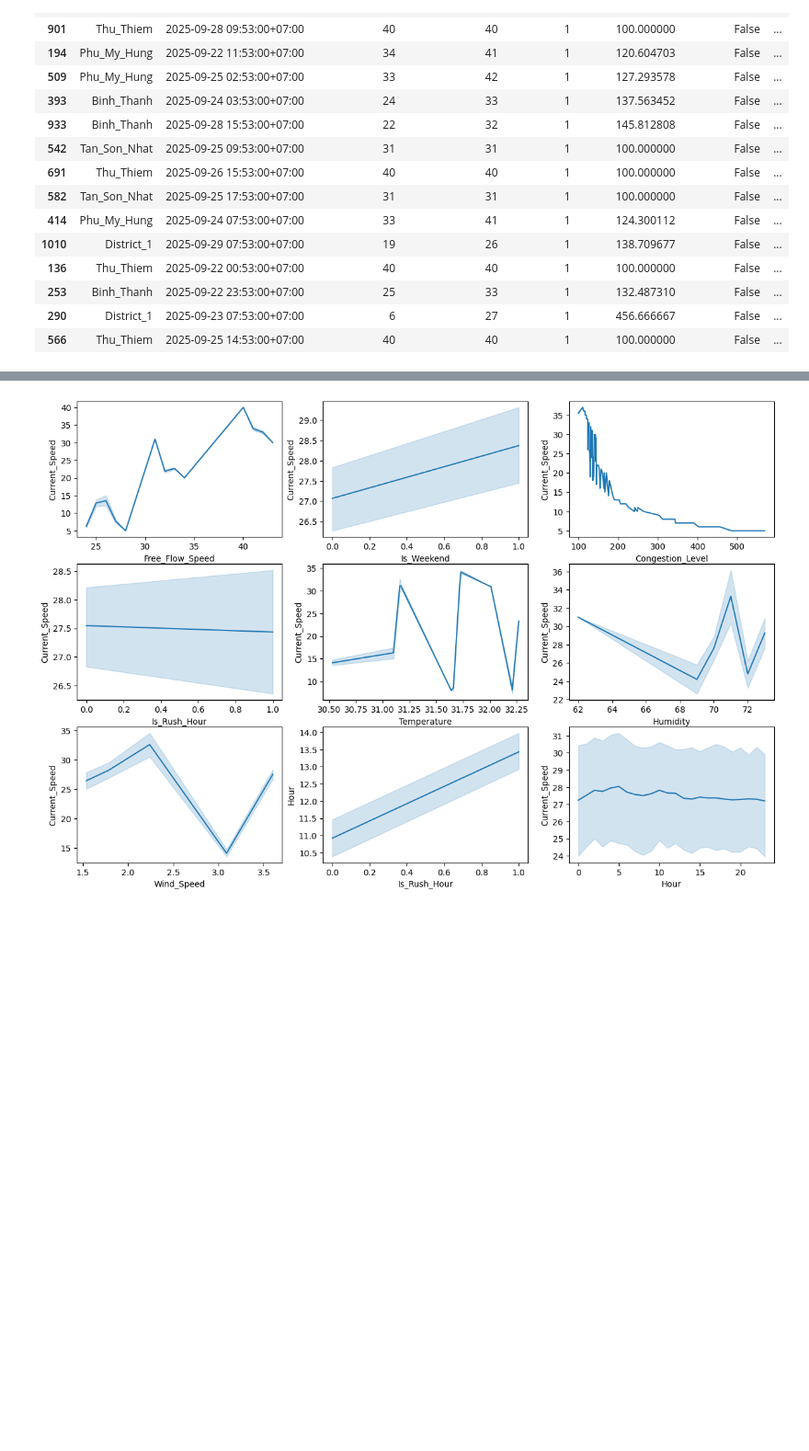
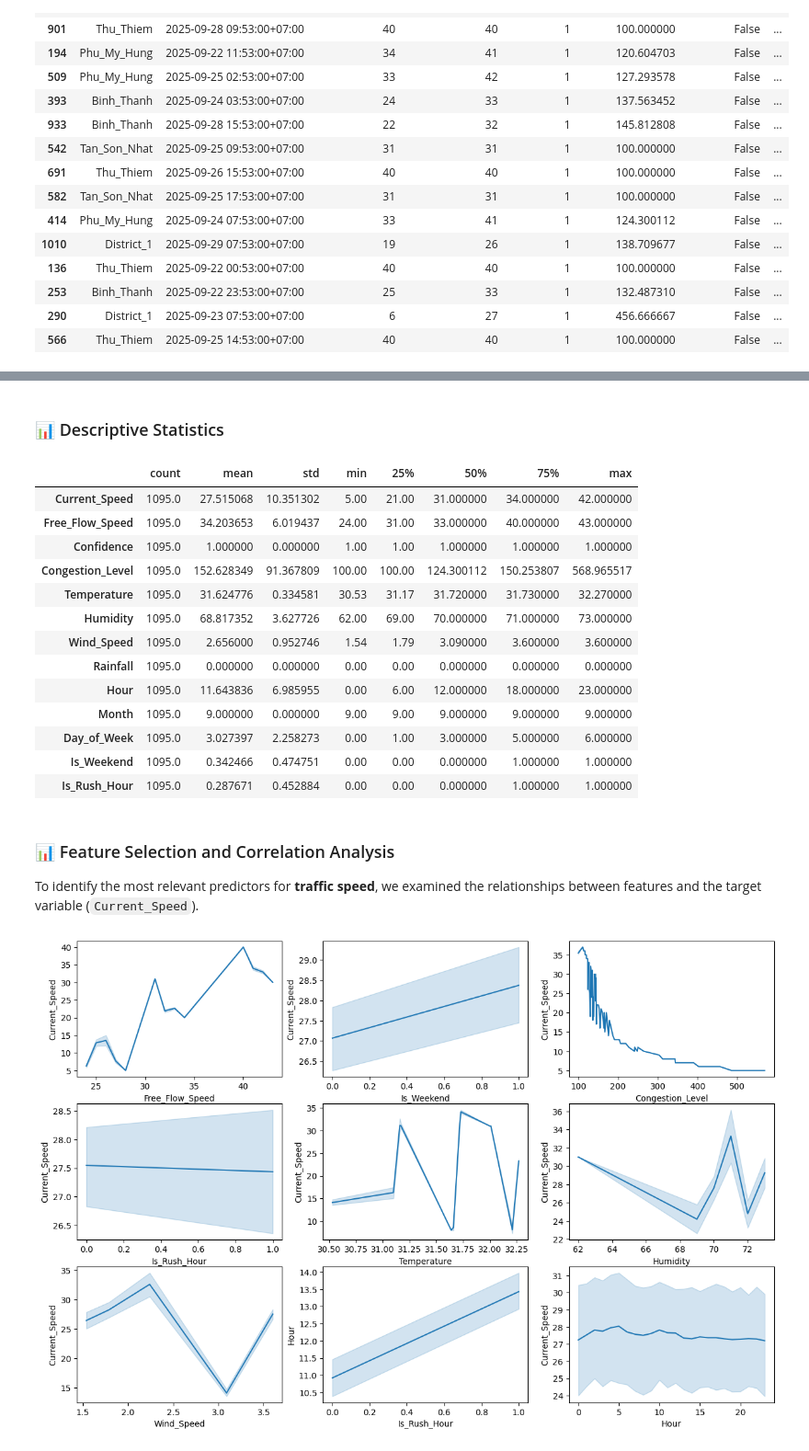
Before and after one commit to Suemy19710/TrafficHCMC, a Jupyter notebook: machine_learning.ipynb, the cells around one changed output, grey strips where cells are left out. Shown at 92% size. Saved outputs shown, nothing was run; the diff lists cells and outputs as text; code cells hidden in the pictures; blank space fills up the shorter version.

```diff
--- a/machine_learning.ipynb
+++ b/machine_learning.ipynb
@@ -364,3 +357,26 @@ Median Imputation Values:
+# %% [markdown]
+### 📊 Descriptive Statistics
+# %%
+merged_df.describe().T
+# %% [output]
+|  | count | mean | std | min | 25% | 50% | 75% | max |
+| Current_Speed | 1095.0 | 27.515068 | 10.351302 | 5.00 | 21.00 | 31.000000 | 34.000000 | 42.000000 |
+| Free_Flow_Speed | 1095.0 | 34.203653 | 6.019437 | 24.00 | 31.00 | 33.000000 | 40.000000 | 43.000000 |
+| Confidence | 1095.0 | 1.000000 | 0.000000 | 1.00 | 1.00 | 1.000000 | 1.000000 | 1.000000 |
+| Congestion_Level | 1095.0 | 152.628349 | 91.367809 | 100.00 | 100.00 | 124.300112 | 150.253807 | 568.965517 |
+| Temperature | 1095.0 | 31.624776 | 0.334581 | 30.53 | 31.17 | 31.720000 | 31.730000 | 32.270000 |
+| Humidity | 1095.0 | 68.817352 | 3.627726 | 62.00 | 69.00 | 70.000000 | 71.000000 | 73.000000 |
+| Wind_Speed | 1095.0 | 2.656000 | 0.952746 | 1.54 | 1.79 | 3.090000 | 3.600000 | 3.600000 |
+| Rainfall | 1095.0 | 0.000000 | 0.000000 | 0.00 | 0.00 | 0.000000 | 0.000000 | 0.000000 |
+| Hour | 1095.0 | 11.643836 | 6.985955 | 0.00 | 6.00 | 12.000000 | 18.000000 | 23.000000 |
+| Month | 1095.0 | 9.000000 | 0.000000 | 9.00 | 9.00 | 9.000000 | 9.000000 | 9.000000 |
+| Day_of_Week | 1095.0 | 3.027397 | 2.258273 | 0.00 | 1.00 | 3.000000 | 5.000000 | 6.000000 |
+| Is_Weekend | 1095.0 | 0.342466 | 0.474751 | 0.00 | 0.00 | 0.000000 | 1.000000 | 1.000000 |
+| Is_Rush_Hour | 1095.0 | 0.287671 | 0.452884 | 0.00 | 0.00 | 0.000000 | 1.000000 | 1.000000 |
+# %% [markdown]
+### 📊 Feature Selection and Correlation Analysis
+
+To identify the most relevant predictors for **traffic speed**, we examined the relationships between features and the target variable (`Current_Speed`).
 # %%
 plt.figure(figsize=(15, 10))
 plt.subplot(3, 3, 1)
```
Also changed, not shown: parts of 48 cells of this notebook, 16 other files.
